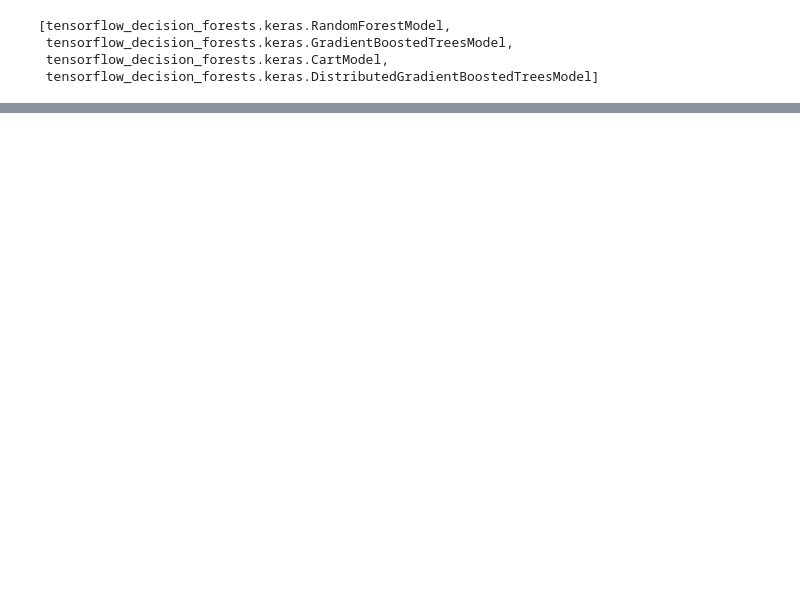
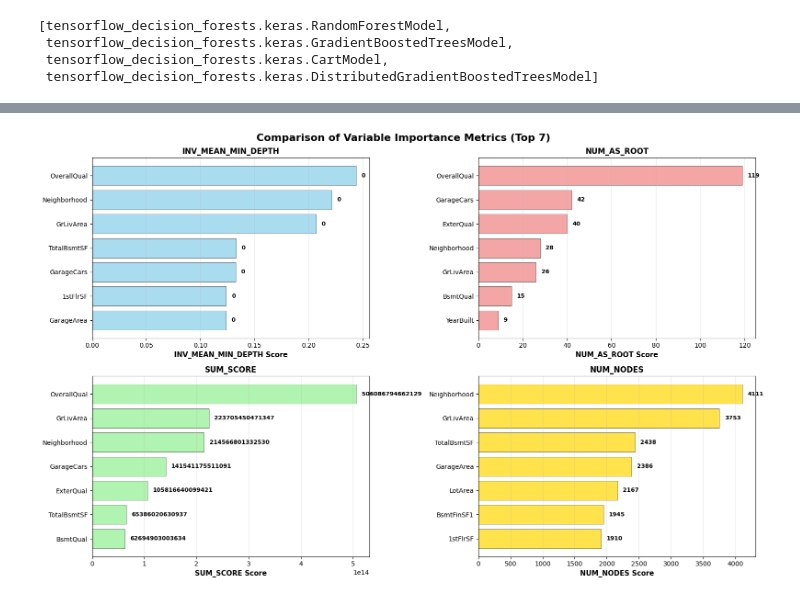
Before and after one commit to murilomaiaa/house-prices-prediction, a Jupyter notebook: estudo-dirigido.ipynb, the cells around one changed output, grey strips where cells are left out. Cells and saved outputs as stored; diff of their text form; code cells hidden in the pictures; blank space fills up the shorter version.

```diff
--- a/estudo-dirigido.ipynb
+++ b/estudo-dirigido.ipynb
@@ -206,5 +230,6 @@ mse: 769607296.0000
 # %%
-print(f"Available variable importances:")
+inspector = rf.make_inspector()
+print(f"variable_importances disponíveis:")
 for importance in inspector.variable_importances().keys():
   print("\t", importance)
 # %% [output]
@@ -241,0 +269,12 @@ inspector.variable_importances()["NUM_NODES"]
+# %%
+# Get model inspector and check data structure
+inspector = rf.make_inspector()
+
+# Let's check the structure of importance data
+importance_data = inspector.variable_importances()["NUM_AS_ROOT"]
+print("Type:", type(importance_data))
+print("First few items:")
+for i, item in enumerate(importance_data[:5]):
+    print(f"  {i}: {item} (type: {type(item)})")
+    if hasattr(item, '__dict__'):
+        print(f"     attributes: {dir(item)}")
@@ -241,0 +343,55 @@ inspector.variable_importances()["NUM_NODES"]
+# %%
+def compare_importance_metrics(inspector, top_n=15, figsize=(16, 10)):
+    """
+    Compare different importance metrics side by side
+    """
+    metrics = list(inspector.variable_importances().keys())
+    n_metrics = len(metrics)
+
+    fig, axes = plt.subplots(2, 2, figsize=figsize)
+    axes = axes.flatten()
+
+    # Define colors for each metric
+    colors = ['skyblue', 'lightcoral', 'lightgreen', 'gold']
+
+    for i, metric in enumerate(metrics):
+        importance_data = inspector.variable_importances()[metric]
+
+        # Extract data (handle both data structures)
+        if hasattr(importance_data[0], 'variable') and hasattr(importance_data[0], 'importance'):
+            variables = [item.variable.name for item in importance_data[:top_n]]
+            scores = [item.importance for item in importance_data[:top_n]]
+        else:
+            variables = [item[0][0] for item in importance_data[:top_n]]
+            scores = [item[1] for item in importance_data[:top_n]]
+
+        # Plot on subplot
+        ax = axes[i]
+        bars = ax.barh(range(len(variables)), scores, color=colors[i],
+                      edgecolor='black', alpha=0.7, linewidth=0.5)
+
+        # Customize subplot
+        ax.set_yticks(range(len(variables)))
+        ax.set_yticklabels(variables, fontsize=10)
+        ax.set_xlabel(f'{metric} Score', fontsize=11, fontweight='bold')
+        ax.set_title(f'{metric}', fontsize=12, fontweight='bold')
+        ax.grid(axis='x', alpha=0.3)
+        ax.invert_yaxis()
+
+        # Add value labels
+        max_score = max(scores) if scores else 1
+        for j, (bar, score) in enumerate(zip(bars, scores)):
+            ax.text(score + max_score * 0.02, j, f'{score:.0f}',
+                   va='center', fontsize=9, fontweight='bold')
+
+    plt.suptitle(f'Comparison of Variable Importance Metrics (Top {top_n})',
+                fontsize=16, fontweight='bold', y=0.98)
+    plt.tight_layout()
+
+    return fig
+
+# Compare all importance metrics
+compare_importance_metrics(inspector, top_n=7)
+plt.show()
+# %% [output]
+[figure, added]
```
Also changed, not shown: parts of 35 cells of this notebook, 3 other files.
